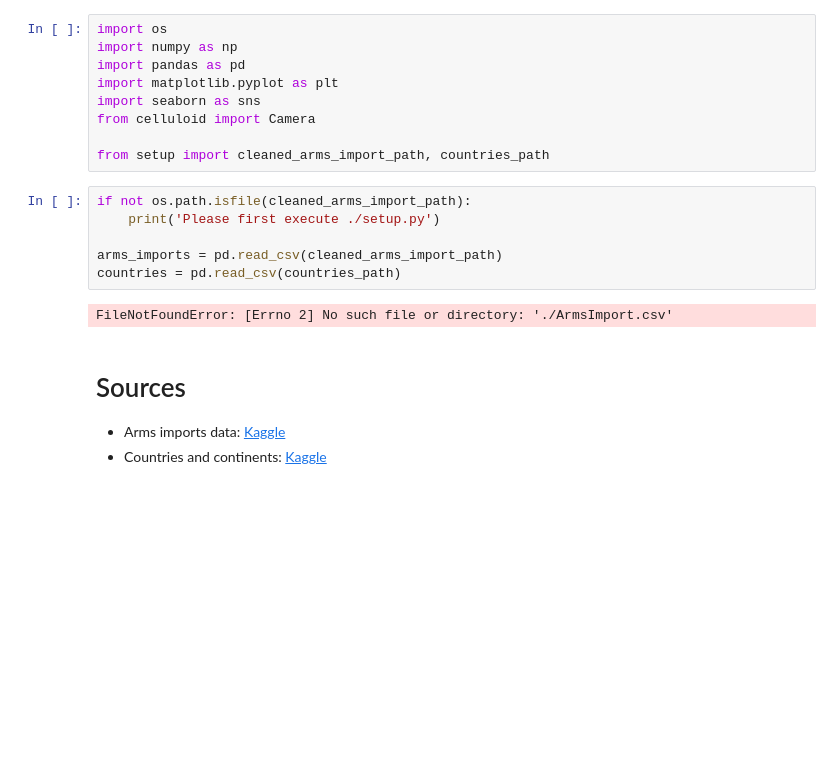
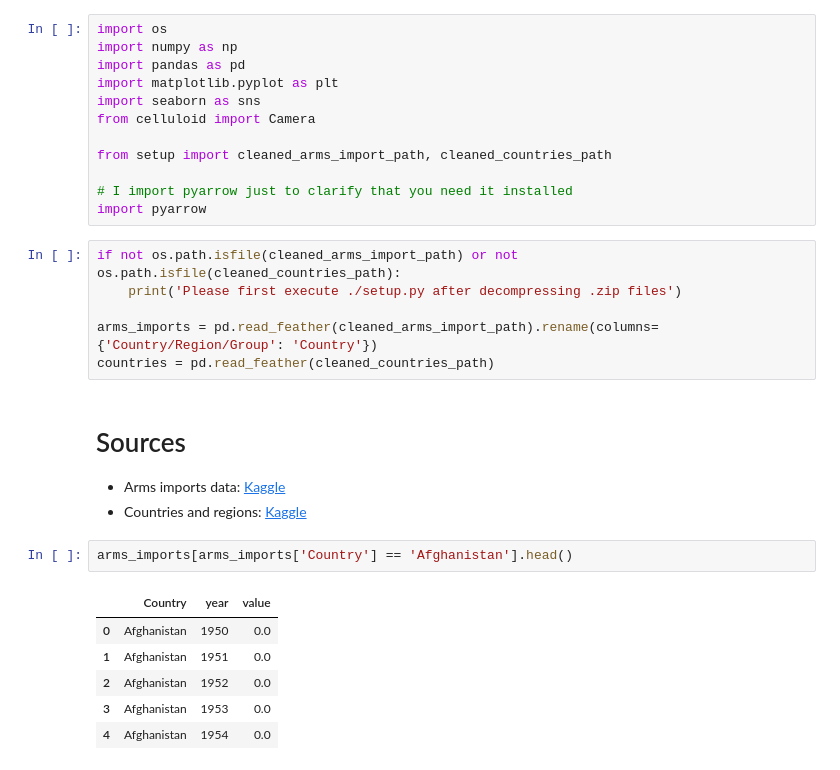
Before and after one commit to GGasset/ArmsImportsAnalytics, a Jupyter notebook: explore.ipynb, the cells around one changed output. Saved outputs shown, nothing was run; the diff lists cells and outputs as text; blank space fills up the shorter version.

```diff
--- a/explore.ipynb
+++ b/explore.ipynb
@@ -6,16 +6,26 @@ import matplotlib.pyplot as plt
 import seaborn as sns
 from celluloid import Camera
 
-from setup import cleaned_arms_import_path, countries_path
+from setup import cleaned_arms_import_path, cleaned_countries_path
+
+# I import pyarrow just to clarify that you need it installed
+import pyarrow
 # %%
-if not os.path.isfile(cleaned_arms_import_path):
-    print('Please first execute ./setup.py')
+if not os.path.isfile(cleaned_arms_import_path) or not os.path.isfile(cleaned_countries_path):
+    print('Please first execute ./setup.py after decompressing .zip files')
 
-arms_imports = pd.read_csv(cleaned_arms_import_path)
-countries = pd.read_csv(countries_path)
+arms_imports = pd.read_feather(cleaned_arms_import_path).rename(columns={'Country/Region/Group': 'Country'})
+countries = pd.read_feather(cleaned_countries_path)
-# %% [output]
-FileNotFoundError: [Errno 2] No such file or directory: './ArmsImport.csv'
 # %% [markdown]
 # Sources
 * Arms imports data: [Kaggle](https://www.kaggle.com/datasets/justin2028/arms-imports-per-country)
-* Countries and continents: [Kaggle](https://www.kaggle.com/datasets/fernandol/countries-of-the-world)
+* Countries and regions: [Kaggle](https://www.kaggle.com/datasets/fernandol/countries-of-the-world)
+# %%
+arms_imports[arms_imports['Country'] == 'Afghanistan'].head()
+# %% [output]
+|  | Country | year | value |
+| 0 | Afghanistan | 1950 | 0.0 |
+| 1 | Afghanistan | 1951 | 0.0 |
+| 2 | Afghanistan | 1952 | 0.0 |
+| 3 | Afghanistan | 1953 | 0.0 |
+| 4 | Afghanistan | 1954 | 0.0 |
```
Also changed, not shown: parts of 5 cells of this notebook.
